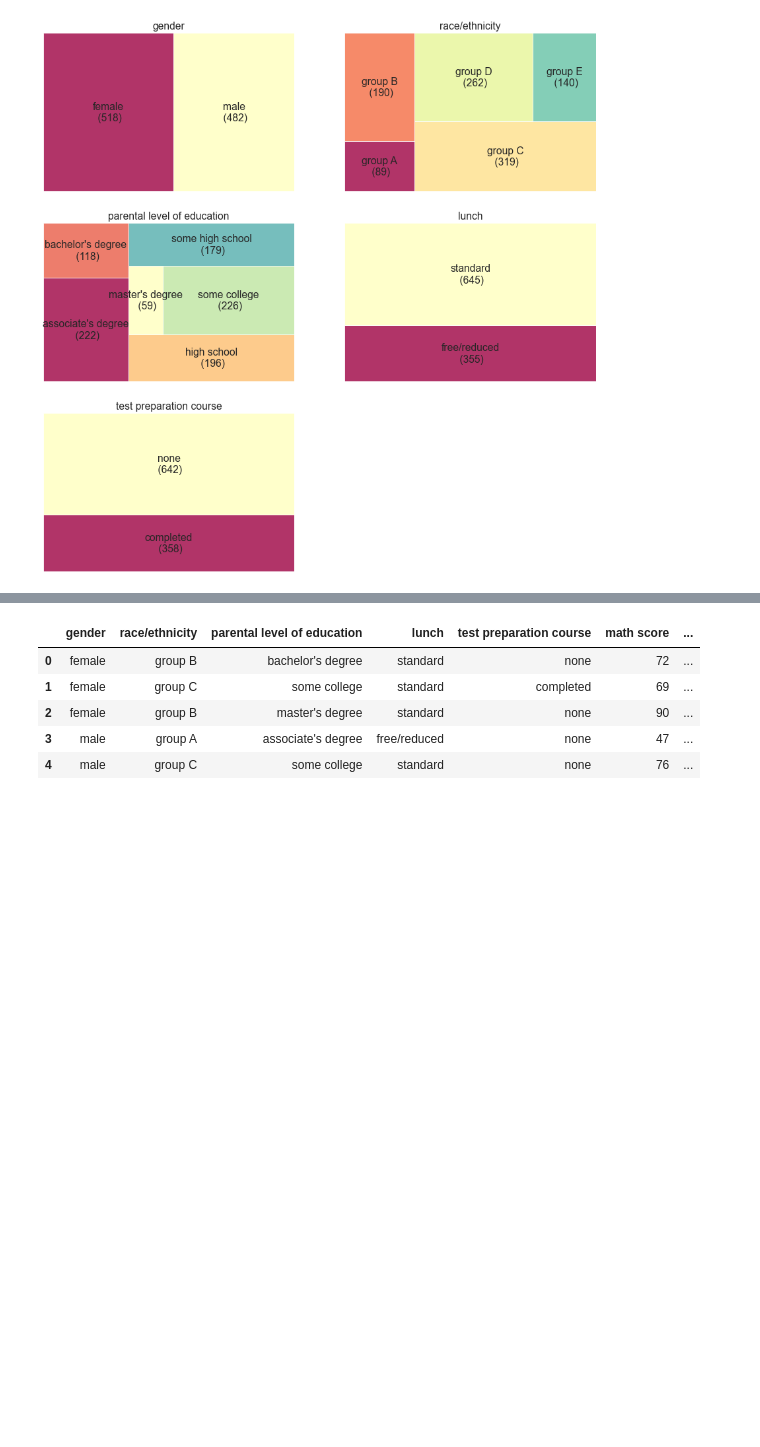
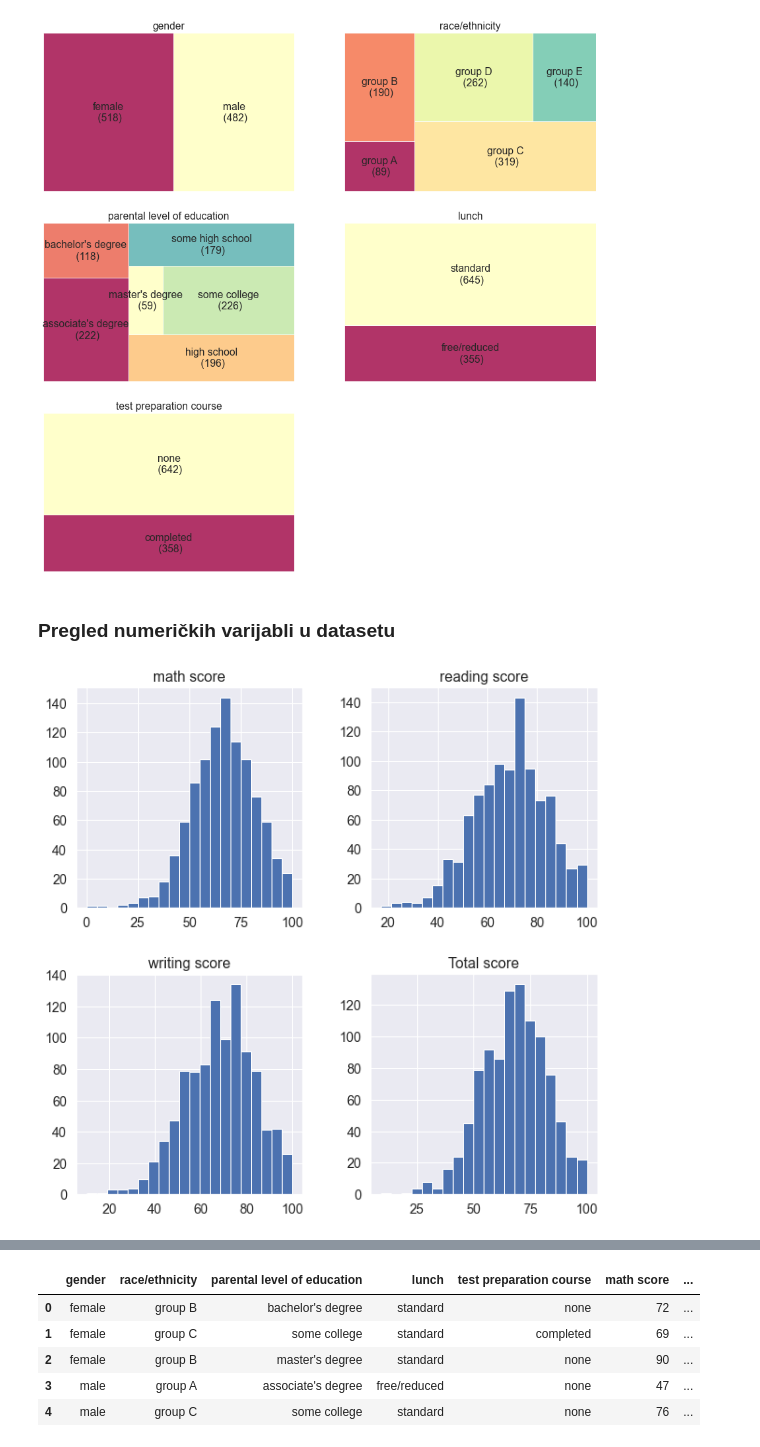
Before and after one commit to mikocij/SUprojekt, a Jupyter notebook: EDA Student Performance Dataset.ipynb, the cells around one changed output, grey strips where cells are left out. Drawn from its saved outputs; the diff is of its cells as text; code cells hidden in the pictures; blank space fills up the shorter version.

```diff
--- a/EDA Student Performance Dataset.ipynb
+++ b/EDA Student Performance Dataset.ipynb
@@ -67,4 +67,11 @@ plt.axis('off')
 plt.show()
 # %% [output]
 [figure]
+# %% [markdown]
+### Pregled numeričkih varijabli u datasetu
+# %%
+df.hist(figsize=(10,10),bins = 20)
+plt.show()
+# %% [output]
+[figure, added]
 # %% [markdown]
```
Also changed, not shown: parts of 18 cells of this notebook.
